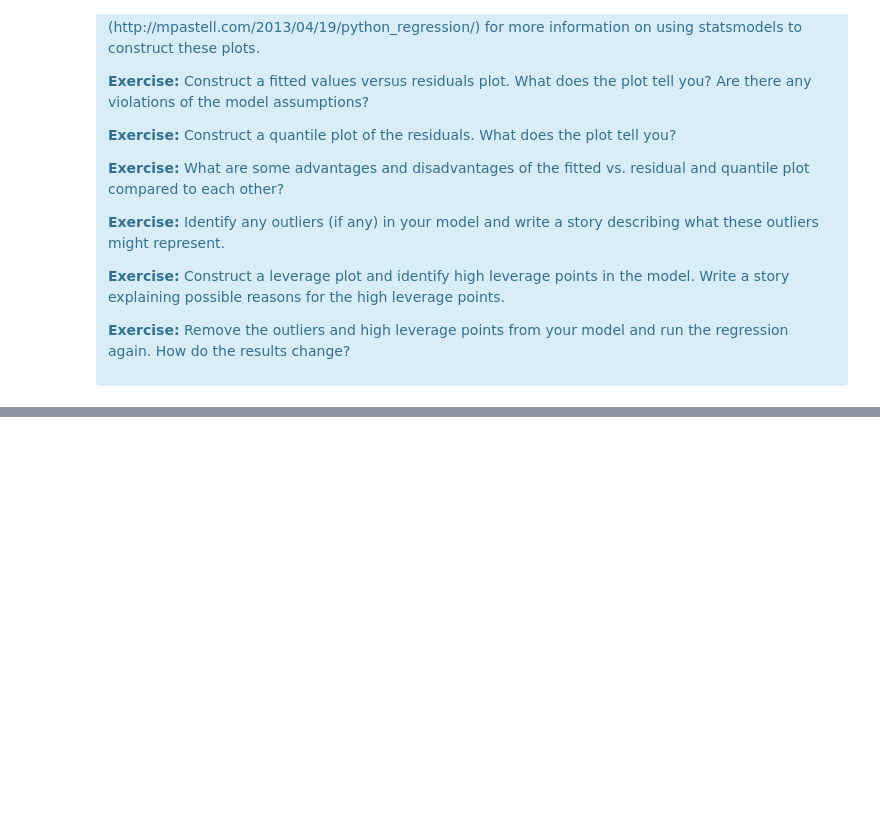
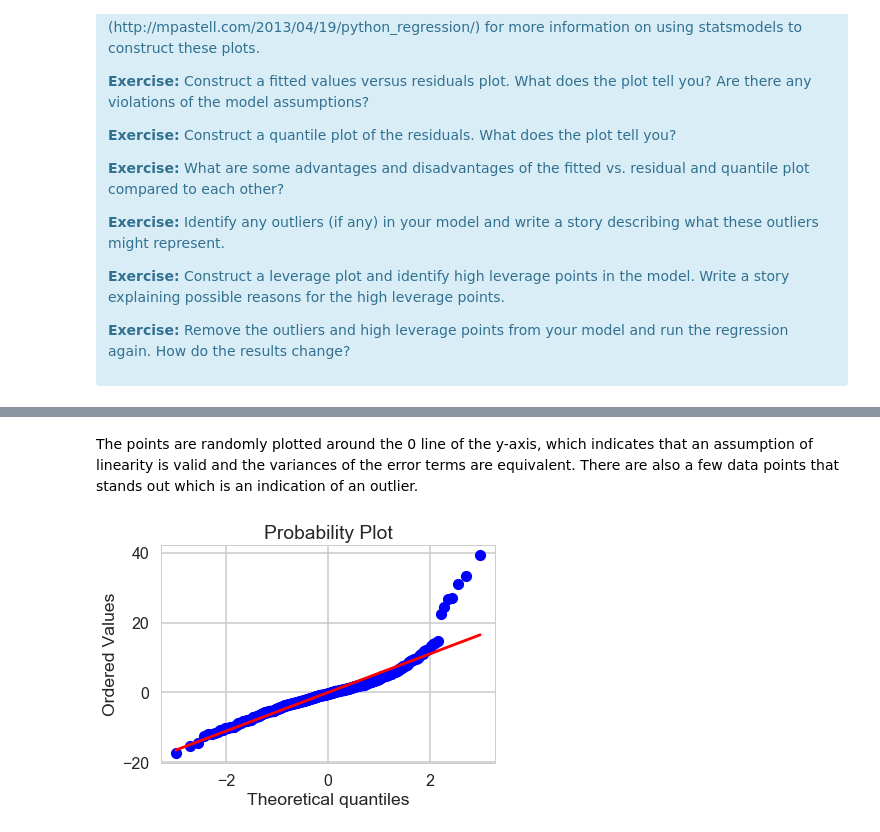
Before and after one commit to sedale33/Springboard, a Jupyter notebook: U0901LinearRegression/Mini_Project_Linear_Regression.ipynb, the cells around one changed output, grey strips where cells are left out. Saved outputs shown, nothing was run; the diff lists cells and outputs as text; code cells hidden in the pictures; blank space fills up the shorter version.

```diff
--- a/U0901LinearRegression/Mini_Project_Linear_Regression.ipynb
+++ b/U0901LinearRegression/Mini_Project_Linear_Regression.ipynb
@@ -889,0 +894,7 @@ There are some other issues that are important investigate with linear regressio
+# %% [markdown]
+The points are randomly plotted around the 0 line of the y-axis, which indicates that an assumption of linearity is valid and the variances of the error terms are equivalent. There are also a few data points that stands out which is an indication of an outlier.
+# %%
+stats.probplot(crp.resid, dist="norm", plot=plt)
+plt.show()
+# %% [output]
+[figure, added]
```
Also changed, not shown: parts of 15 cells of this notebook.
